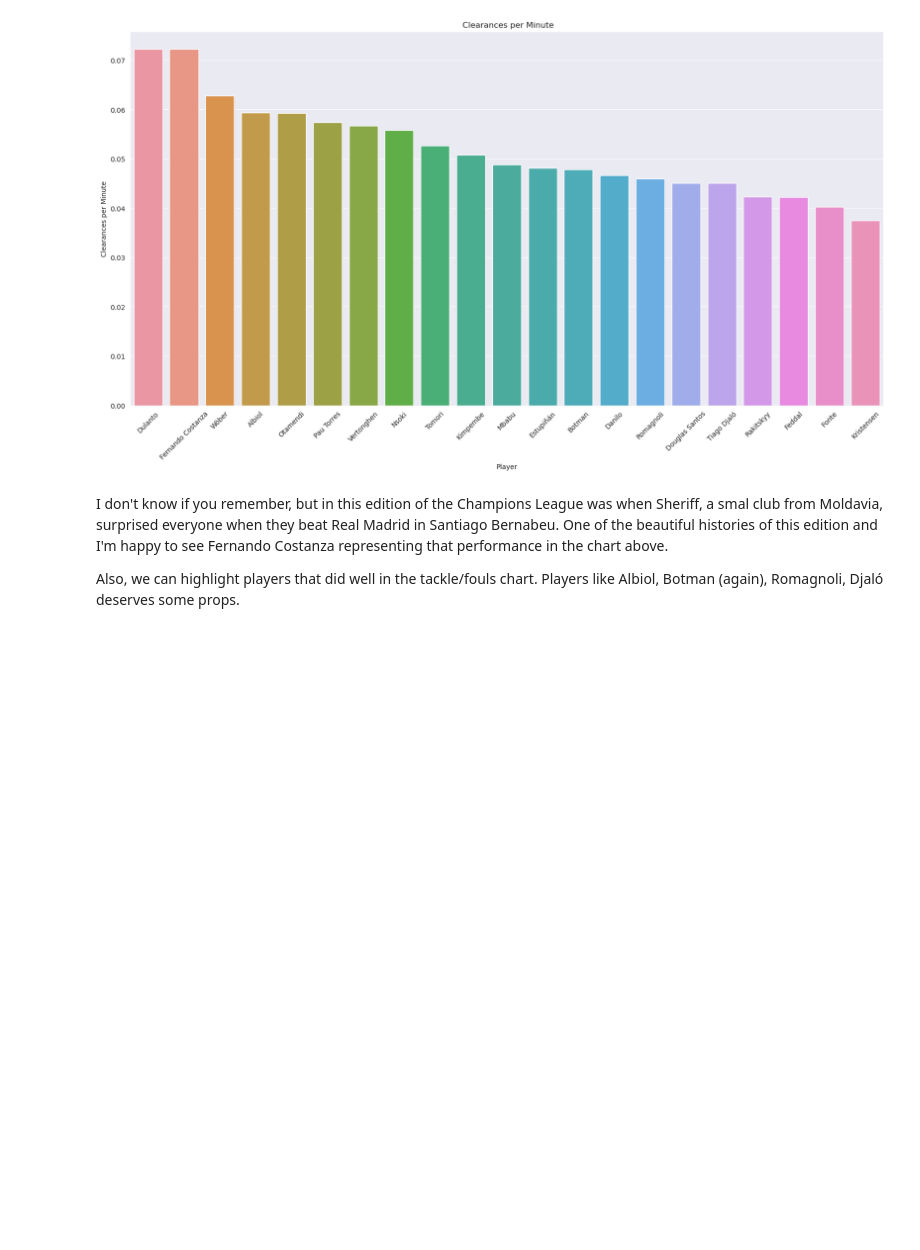
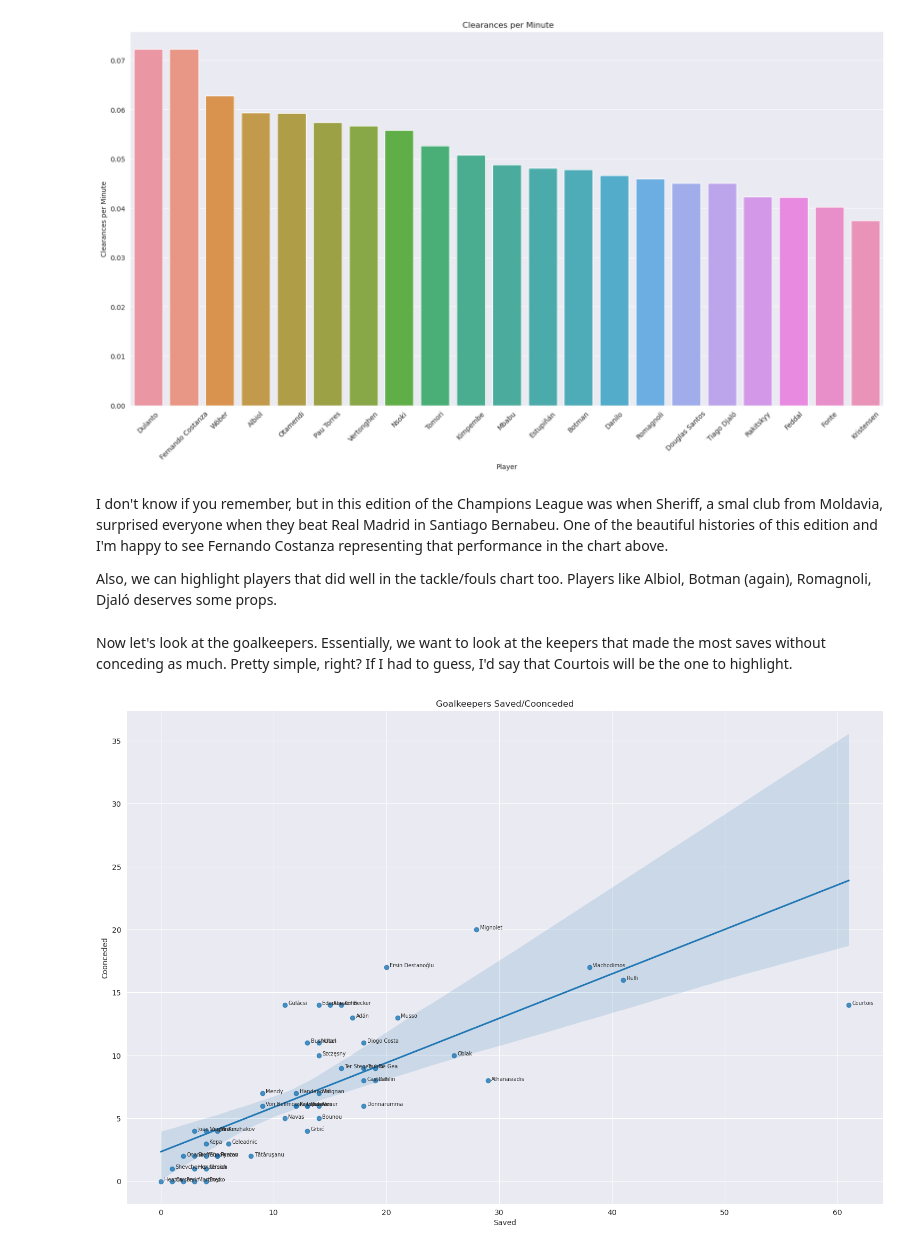
Before and after one commit to caiomelo22/20-21-Champions-League-Analysis, a Jupyter notebook: notebooke5ae0d8453.ipynb, the cells around one changed output. Saved outputs shown, nothing was run; the diff lists cells and outputs as text; code cells hidden in the pictures; blank space fills up the shorter version.

Commit message:
Goalkeepers analysis

```diff
--- a/notebooke5ae0d8453.ipynb
+++ b/notebooke5ae0d8453.ipynb
@@ -327,4 +327,11 @@ plot_bar(best_clearance_defenders.loc[:20, :], 'clearances_per_min', ylabel='Cle
 # %% [markdown]
 I don't know if you remember, but in this edition of the Champions League was when Sheriff, a smal club from Moldavia, surprised everyone when they beat Real Madrid in Santiago Bernabeu. One of the beautiful histories of this edition and I'm happy to see Fernando Costanza representing that performance in the chart above.
 
-Also, we can highlight players that did well in the tackle/fouls chart. Players like Albiol, Botman (again), Romagnoli, Djaló deserves some props.
+Also, we can highlight players that did well in the tackle/fouls chart too. Players like Albiol, Botman (again), Romagnoli, Djaló deserves some props.
+# %% [markdown]
+Now let's look at the goalkeepers. Essentially, we want to look at the keepers that made the most saves without conceding as much. Pretty simple, right? If I had to guess, I'd say that Courtois will be the one to highlight.
+# %%
+keepers = players_df[players_df['position'] == 'Goalkeeper']
+plot_scatter(keepers, 'saved', 'conceded', xlabel='Saved', ylabel='Coonceded', title='Goalkeepers', height=10)
+# %% [output]
+[figure, added]
```
Also changed, not shown: parts of 5 cells of this notebook.
